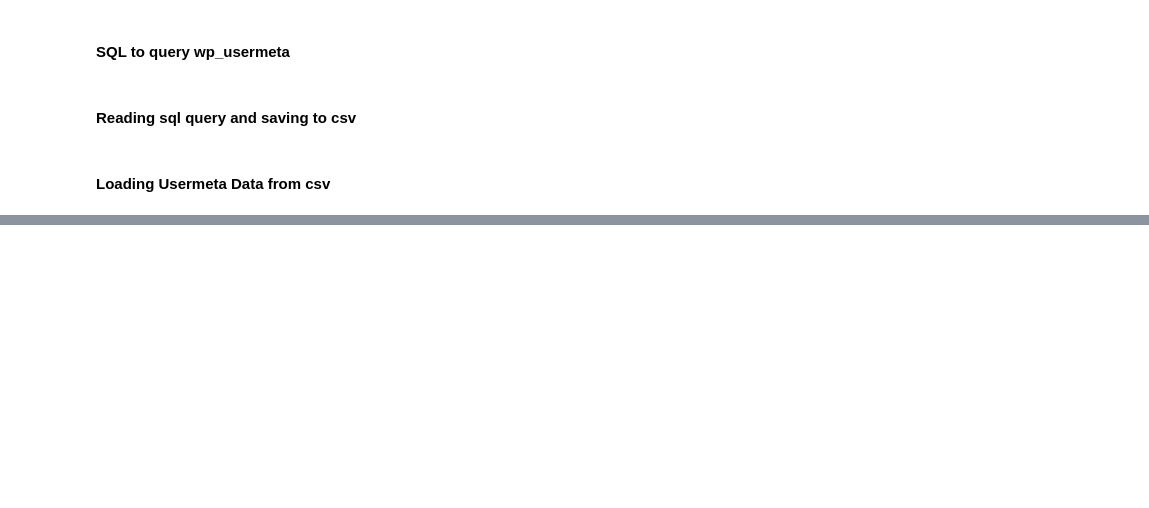
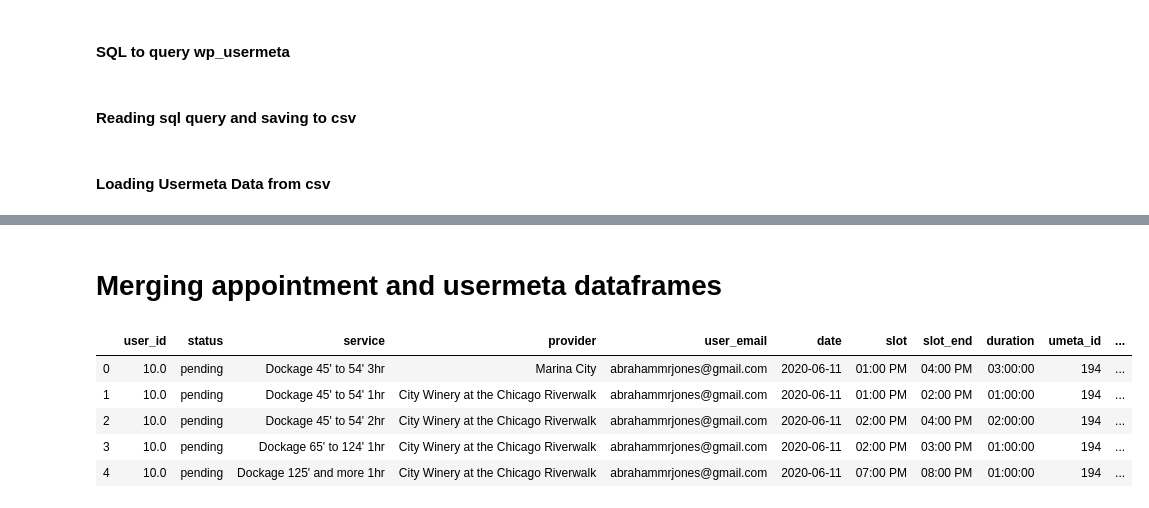
Before and after one commit to abejones26/dockage-availability, a Jupyter notebook: availability.ipynb, the cells around one changed output, grey strips where cells are left out. Drawn from its saved outputs; the diff is of its cells as text; code cells hidden in the pictures; blank space fills up the shorter version.

Commit message:
Merging appointment and usermeta dataframes

```diff
--- a/availability.ipynb
+++ b/availability.ipynb
@@ -158,0 +162,12 @@ user
+# %% [markdown]
+# Merging appointment and usermeta dataframes
+# %%
+ap_m = pd.merge(ap, user, how="inner", on="user_id")
+ap_m
+# %% [output]
+|  | user_id | status | service | provider | user_email | date | slot | slot_end | duration | umeta_id | ... |
+| 0 | 10.0 | pending | Dockage 45' to 54' 3hr | Marina City | abrahammrjones@gmail.com | 2020-06-11 | 01:00 PM | 04:00 PM | 03:00:00 | 194 | ... |
+| 1 | 10.0 | pending | Dockage 45' to 54' 1hr | City Winery at the Chicago Riverwalk | abrahammrjones@gmail.com | 2020-06-11 | 01:00 PM | 02:00 PM | 01:00:00 | 194 | ... |
+| 2 | 10.0 | pending | Dockage 45' to 54' 2hr | City Winery at the Chicago Riverwalk | abrahammrjones@gmail.com | 2020-06-11 | 02:00 PM | 04:00 PM | 02:00:00 | 194 | ... |
+| 3 | 10.0 | pending | Dockage 65' to 124' 1hr | City Winery at the Chicago Riverwalk | abrahammrjones@gmail.com | 2020-06-11 | 02:00 PM | 03:00 PM | 01:00:00 | 194 | ... |
+| 4 | 10.0 | pending | Dockage 125' and more 1hr | City Winery at the Chicago Riverwalk | abrahammrjones@gmail.com | 2020-06-11 | 07:00 PM | 08:00 PM | 01:00:00 | 194 | ... |
```
Also changed, not shown: parts of 1 cell of this notebook.
